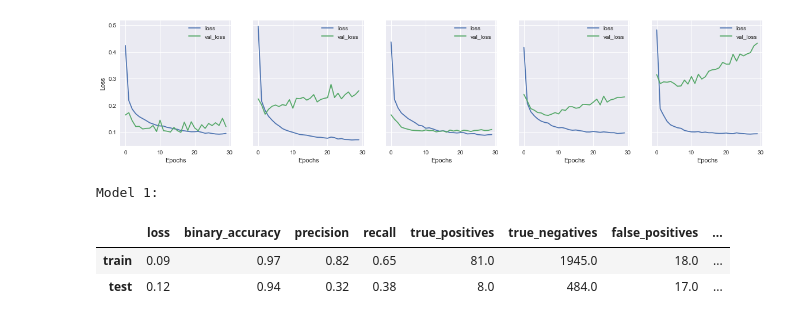
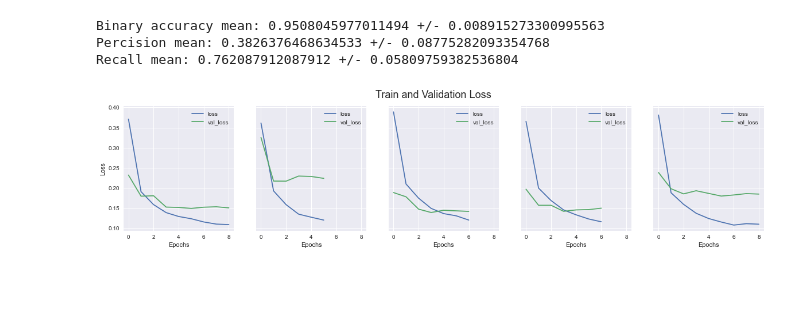
Before and after one commit to ethanharvey98/LLCPS, a Jupyter notebook: world_model.ipynb, the cells around one changed output. Cells and saved outputs as stored; diff of their text form; code cells hidden in the pictures; blank space fills up the shorter version.

Commit message:
Added baseline models

```diff
--- a/world_model.ipynb
+++ b/world_model.ipynb
@@ -20,5 +24,6 @@ plt.style.use("seaborn") # pretty matplotlib plots
 # %%
 world_model_input = pd.read_csv('world_model_input.csv')
+world_model_binary_output = pd.read_csv('world_model_binary_output.csv')
 world_model_output = pd.read_csv('world_model_output.csv')
 # %%
 # One-hot encode encoded_action, encoded_orientation, encoded_shape, and color
@@ -40,0 +34,9 @@ y = world_model_output.to_numpy()
+# %%
+def unisonShuffleDataset(a, b):
+    assert len(a) == len(b)
+    p = np.random.permutation(len(a))
+    return a[p], b[p]
+
+X = StandardScaler().fit_transform(world_model_input)
+y = world_model_binary_output.to_numpy()
+X, y = unisonShuffleDataset(X, y)
@@ -75,21 +138,37 @@ WARNING:tensorflow:5 out of the last 13 calls to <function Model.make_predict_fu
+# %%
+k = 5
+kfold = KFold(n_splits=k)
+callback = tf.keras.callbacks.EarlyStopping(monitor='val_loss', patience=3, restore_best_weights=True)
+models = []
+history = []
+
+for train_idx, test_idx in kfold.split(X):
+    X_train, X_test = X[train_idx,:], X[test_idx,:]
+    y_train, y_test = y[train_idx,:], y[test_idx,:]
+
+    model = init_neural_network()
+    models.append(model.fit(X_train, y_train[:,0:5], validation_data=(X_test, y_test[:,0:5]), epochs=50, verbose=0, callbacks=[callback]))
+    history.append(binary_accuracy_percision_recall(y_test[:,0:5], (model.predict(X_test) > 0.5).astype("int32")))
+
+print("Binary accuracy mean:", np.array([history[i][0] for i in range(k)]).mean(),
+      "+/-", np.array([history[i][0] for i in range(k)]).std())
+print("Percision mean:", np.array([history[i][1] for i in range(k)]).mean(),
+      "+/-", np.array([history[i][1] for i in range(k)]).std())
+print("Recall mean:", np.array([history[i][2] for i in range(k)]).mean(),
+      "+/-", np.array([history[i][2] for i in range(k)]).std())
+# %% [output]
+Binary accuracy mean: 0.9508045977011494 +/- 0.008915273300995563
+Percision mean: 0.3826376468634533 +/- 0.08775282093354768
+Recall mean: 0.762087912087912 +/- 0.05809759382536804
 # %%
 fig, axs = plt.subplots(1, 5, figsize=(20, 4), sharey=True, sharex=True)
 for i in range(5):
-    axs[i].plot(histories[i].history['loss'], label='loss')
-    axs[i].plot(histories[i].history['val_loss'], label='val_loss')
+    axs[i].plot(models[i].history['loss'], label='loss')
+    axs[i].plot(models[i].history['val_loss'], label='val_loss')
     axs[i].legend()
-    axs[i].grid(True)
     axs[i].set_xlabel('Epochs')
 axs[0].set_ylabel('Loss')
+fig.suptitle("Train and Validation Loss", fontsize=18)
 plt.show()
 # %% [output]
-[figure, old version]
+[figure, new version]
-# %%
-print("Model 1:")
-train_results = [histories[0].history[m][-1] for m in models[0].metrics_names]
-pd.DataFrame([train_results, test_results[0]], columns=models[0].metrics_names, index=['train', 'test']).round(2).head()
-# %% [output]
-Model 1:
-|  | loss | binary_accuracy | precision | recall | true_positives | true_negatives | false_positives | ... |
-| train | 0.09 | 0.97 | 0.82 | 0.65 | 81.0 | 1945.0 | 18.0 | ... |
-| test | 0.12 | 0.94 | 0.32 | 0.38 | 8.0 | 484.0 | 17.0 | ... |
```
Also changed, not shown: parts of 13 cells of this notebook.
